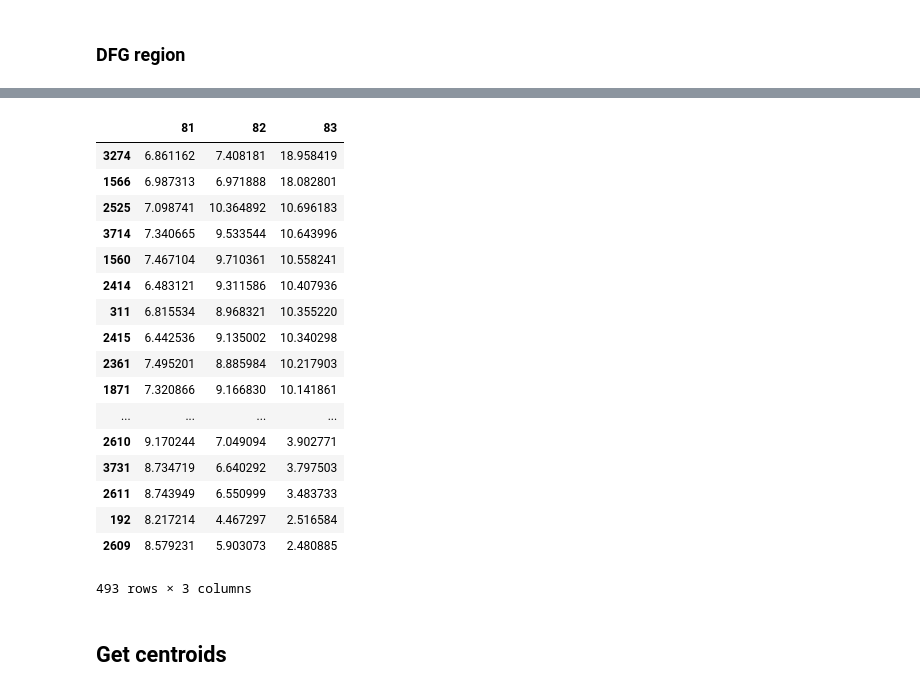
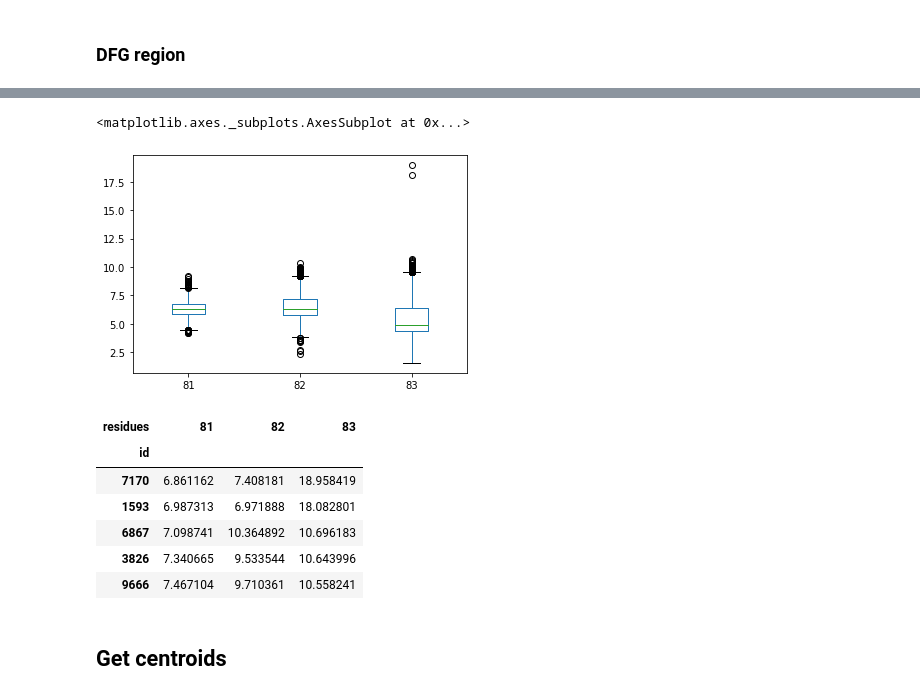
Before and after one commit to volkamerlab/kissim, a Jupyter notebook: examples/notebooks/reference_points.ipynb, the cells around one changed output, grey strips where cells are left out. Drawn from its saved outputs; the diff is of its cells as text; code cells hidden in the pictures.

```diff
--- a/examples/notebooks/reference_points.ipynb
+++ b/examples/notebooks/reference_points.ipynb
@@ -192 +219,36 @@ metadata_ids[:10]
+# %%
+def get_distances(reference_points, hinge_dfg_ca, region):
+
+    # Selected region
+    regions = ['hinge_region', 'dfg_region']
+    if region not in regions:
+        raise ValueError(f'Region unknown. Choose from: {", ".join(regions)}')
+
+    # Get metadata ID
+    metadata_ids = [i[0] for i in reference_points.groupby(level='id', sort=False)]
+
+    distances = {}
+
+    for metadata_id in metadata_ids:
+
+        try:
+            # Calculate vector between points
+            vectors = hinge_dfg_ca.loc[metadata_id][region].sub(
+                reference_points.loc[metadata_id][region],
+                axis=0
+            )
+
+            # Calculate vector norm (distance)
+            distance = vectors.apply(lambda x: scipy.linalg.norm(x), axis=0)
+
+        except ValueError:
+            print(f'Not processed: {metadata_id}')
+            continue
+
+        distances[metadata_id] = distance
+
+    distances = pd.concat(distances, axis=1).transpose()
+    distances.index.name = 'id'
+
+    return distances
 # %% [markdown]
@@ -317,0 +318,2 @@ distances_dfg.plot.box()
+# %%
+distances_dfg = get_distances(reference_points, hinge_dfg_ca, 'dfg_region')
@@ -318,25 +348,17 @@ distances_dfg.plot.box()
+# %%
+distances_dfg.plot.box()
+# %% [output]
+<matplotlib.axes._subplots.AxesSubplot at 0x...>
+[figure, added]
 # %%
-distances_dfg[
-    (distances_dfg[81] > 8) | (distances_dfg[82] > 8) | (distances_dfg[83] > 10)
-].sort_values(by=[83, 82, 81], ascending=False)
+distances_dfg.sort_values(by=[83, 82, 81], ascending=False).head()
 # %% [output]
-|  | 81 | 82 | 83 |
-| 3274 | 6.861162 | 7.408181 | 18.958419 |
-| 1566 | 6.987313 | 6.971888 | 18.082801 |
-| 2525 | 7.098741 | 10.364892 | 10.696183 |
-| 3714 | 7.340665 | 9.533544 | 10.643996 |
-| 1560 | 7.467104 | 9.710361 | 10.558241 |
-| 2414 | 6.483121 | 9.311586 | 10.407936 |
-| 311 | 6.815534 | 8.968321 | 10.355220 |
-| 2415 | 6.442536 | 9.135002 | 10.340298 |
-| 2361 | 7.495201 | 8.885984 | 10.217903 |
-| 1871 | 7.320866 | 9.166830 | 10.141861 |
-| ... | ... | ... | ... |
-| 2610 | 9.170244 | 7.049094 | 3.902771 |
-| 3731 | 8.734719 | 6.640292 | 3.797503 |
-| 2611 | 8.743949 | 6.550999 | 3.483733 |
-| 192 | 8.217214 | 4.467297 | 2.516584 |
-| 2609 | 8.579231 | 5.903073 | 2.480885 |
+| residues | 81 | 82 | 83 |
+| id |  |  |  |
+| 7170 | 6.861162 | 7.408181 | 18.958419 |
+| 1593 | 6.987313 | 6.971888 | 18.082801 |
+| 6867 | 7.098741 | 10.364892 | 10.696183 |
+| 3826 | 7.340665 | 9.533544 | 10.643996 |
+| 9666 | 7.467104 | 9.710361 | 10.558241 |
-493 rows × 3 columns
 # %% [markdown]
 ## Get centroids
```
Also changed, not shown: parts of 42 cells of this notebook.
